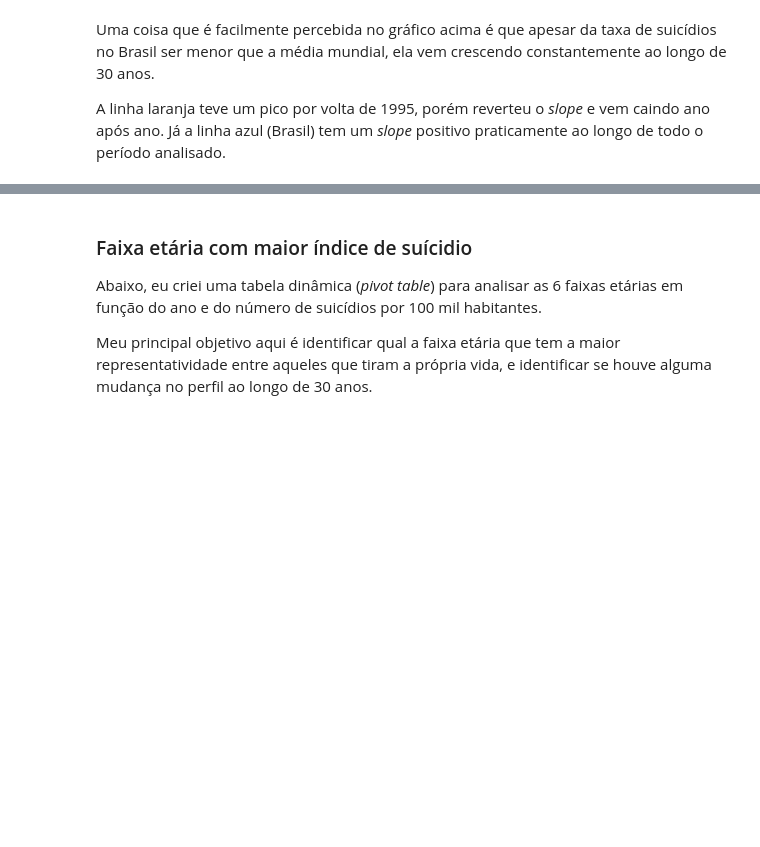
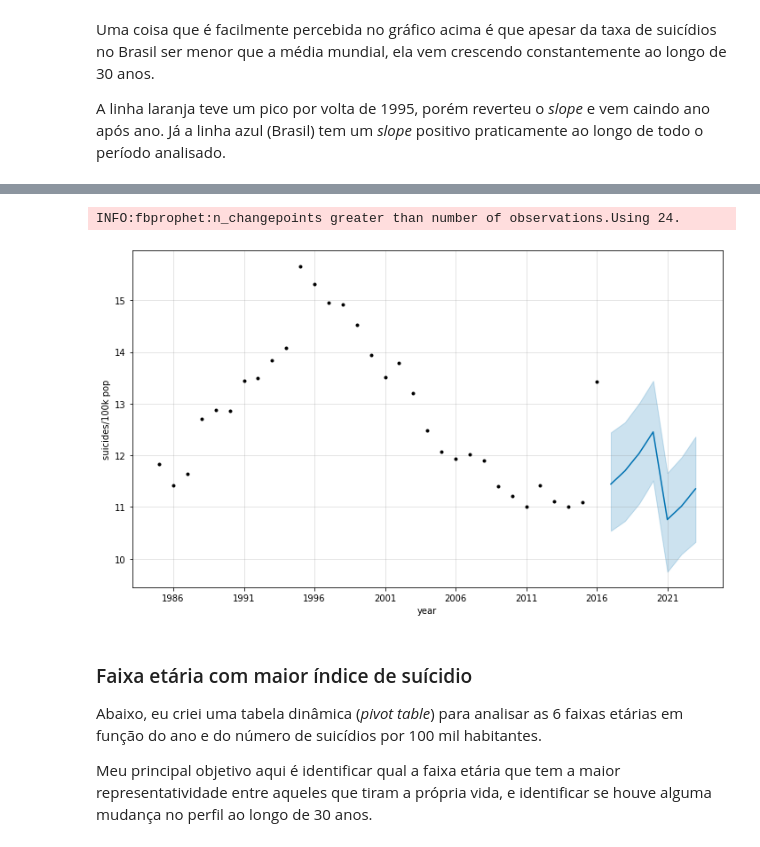
Before and after one commit to gabrielveigalima/suicide-analysis, a Jupyter notebook: Setembro_Amarelo.ipynb, the cells around one changed output, grey strips where cells are left out. Saved outputs shown, nothing was run; the diff lists cells and outputs as text; code cells hidden in the pictures; blank space fills up the shorter version.

```diff
--- a/Setembro_Amarelo.ipynb
+++ b/Setembro_Amarelo.ipynb
@@ -249,3 +208,17 @@ plt.show()
+# %%
+m_world = Prophet(yearly_seasonality=True,
+    weekly_seasonality=False,
+    daily_seasonality=False,)
+
+m_world.fit(df_suicides_world_sum[['ds','y']])
+future_world = m.make_future_dataframe(periods=7,freq = "y",include_history=False)
+
+forecast_world = m.predict(future_world)
+
+fig_world = m_world.plot(forecast_world, ylabel='suicides/100k pop', xlabel='year')
+# %% [output]
+INFO:fbprophet:n_changepoints greater than number of observations.Using 24.
+[figure, added]
 # %% [markdown]
 ### Faixa etária com maior índice de suícidio
 
```
Also changed, not shown: parts of 11 cells of this notebook.
